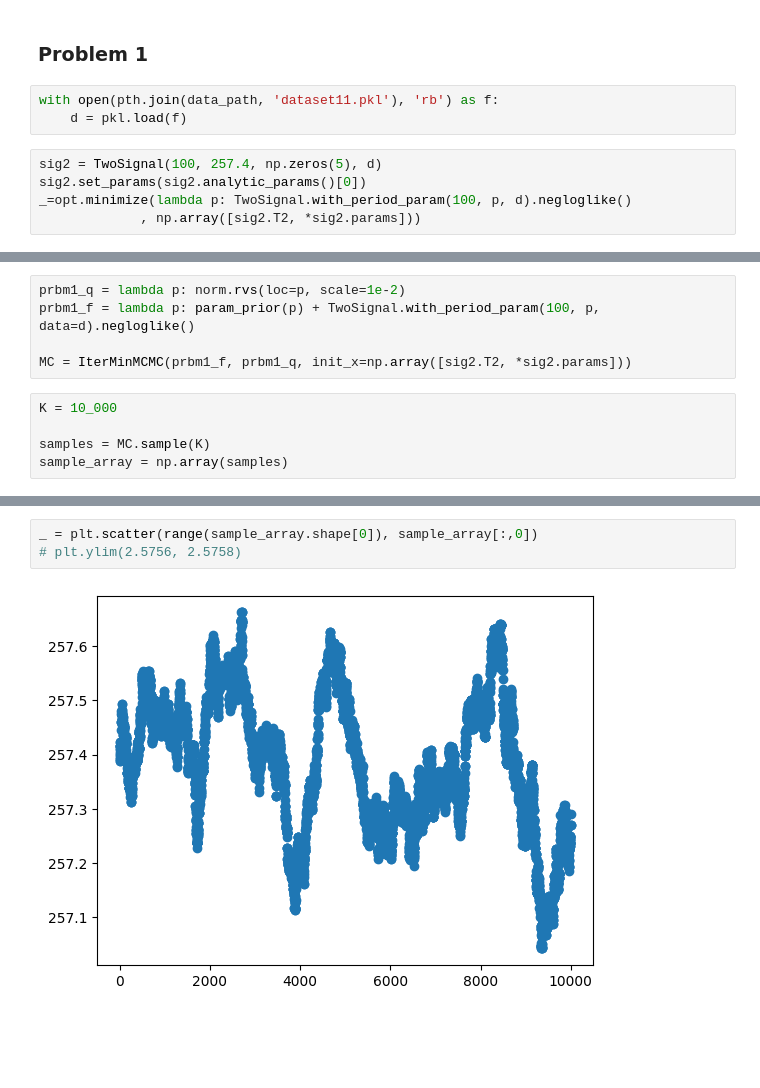
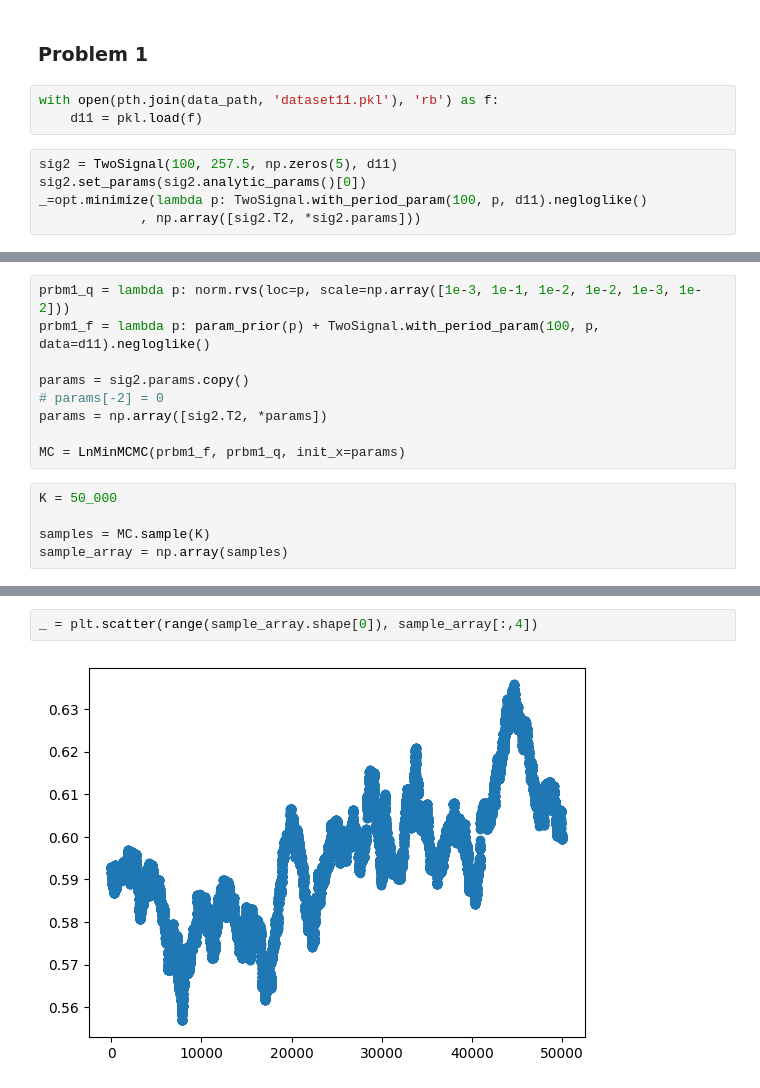
Before and after one commit to nbj2008/PHYS-GA-2059_Homework4-, a Jupyter notebook: Homework 4.ipynb, the cells around one changed output, grey strips where cells are left out. Saved outputs shown, nothing was run; the diff lists cells and outputs as text; blank space fills up the shorter version.

```diff
--- a/Homework 4.ipynb
+++ b/Homework 4.ipynb
@@ -43,9 +49,9 @@ class IterMinMCMC(MHMCMC):
 ### Problem 1
 # %%
 with open(pth.join(data_path, 'dataset11.pkl'), 'rb') as f:
-    d = pkl.load(f)
+    d11 = pkl.load(f)
 # %%
-sig2 = TwoSignal(100, 257.4, np.zeros(5), d)
+sig2 = TwoSignal(100, 257.5, np.zeros(5), d11)
 sig2.set_params(sig2.analytic_params()[0])
-_=opt.minimize(lambda p: TwoSignal.with_period_param(100, p, d).negloglike()
+_=opt.minimize(lambda p: TwoSignal.with_period_param(100, p, d11).negloglike()
              , np.array([sig2.T2, *sig2.params]))
@@ -65,10 +74,14 @@ amp2_prior = lambda p: norm(loc = sig2.amplitude[1], scale=0.1).pdf(np.sqrt(np.s
 # %%
-prbm1_q = lambda p: norm.rvs(loc=p, scale=1e-2)
-prbm1_f = lambda p: param_prior(p) + TwoSignal.with_period_param(100, p, data=d).negloglike()
+prbm1_q = lambda p: norm.rvs(loc=p, scale=np.array([1e-3, 1e-1, 1e-2, 1e-2, 1e-3, 1e-2]))
+prbm1_f = lambda p: param_prior(p) + TwoSignal.with_period_param(100, p, data=d11).negloglike()
 
-MC = IterMinMCMC(prbm1_f, prbm1_q, init_x=np.array([sig2.T2, *sig2.params]))
+params = sig2.params.copy()
+# params[-2] = 0
+params = np.array([sig2.T2, *params])
+
+MC = LnMinMCMC(prbm1_f, prbm1_q, init_x=params)
 # %%
-K = 10_000
+K = 50_000
 
 samples = MC.sample(K)
 sample_array = np.array(samples)
@@ -79,5 +92,4 @@ _ = corner(samples)
 # %%
-_ = plt.scatter(range(sample_array.shape[0]), sample_array[:,0])
-# plt.ylim(2.5756, 2.5758)
+_ = plt.scatter(range(sample_array.shape[0]), sample_array[:,4])
 # %% [output]
-[figure, old version]
+[figure, new version]
```
Also changed, not shown: parts of 19 cells of this notebook, 1 other file.
